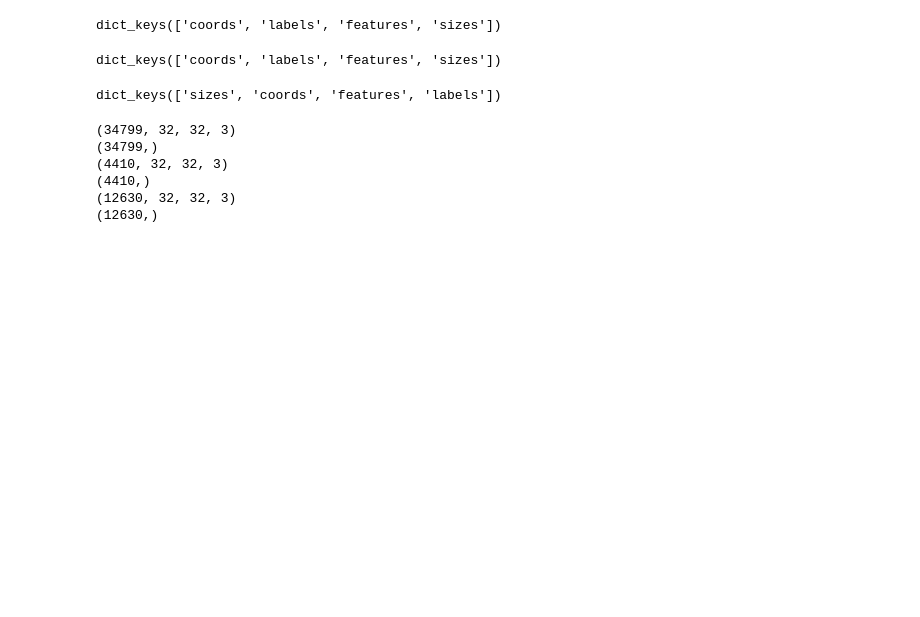
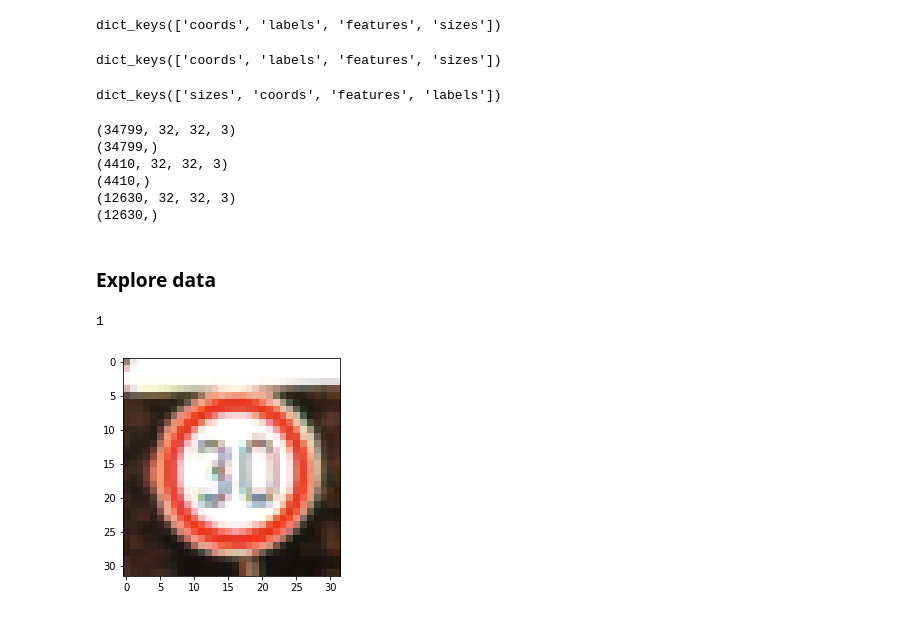
Before and after one commit to sagecodes/traffic-signs-classifier-lenet, a Jupyter notebook: traffic sign classifier.ipynb, the cells around one changed output. Saved outputs shown, nothing was run; the diff lists cells and outputs as text; code cells hidden in the pictures; blank space fills up the shorter version.

Commit message:
Explore image dataset

```diff
--- a/traffic sign classifier.ipynb
+++ b/traffic sign classifier.ipynb
@@ -47,3 +47,13 @@ print(y_test.shape)
 (4410,)
 (12630, 32, 32, 3)
 (12630,)
+# %% [markdown]
+### Explore data
+# %%
+i = 3000
+
+plt.imshow(X_train[i])
+y_train[i]
+# %% [output]
+1
+[figure, added]
```
Also changed, not shown: parts of 2 cells of this notebook.
